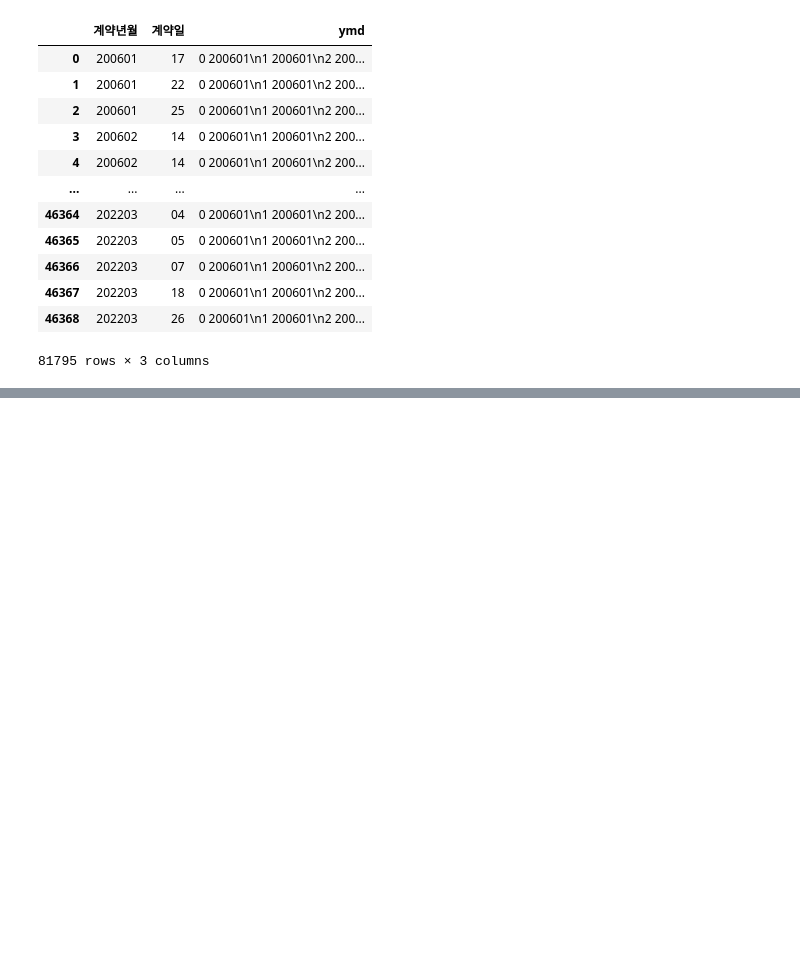
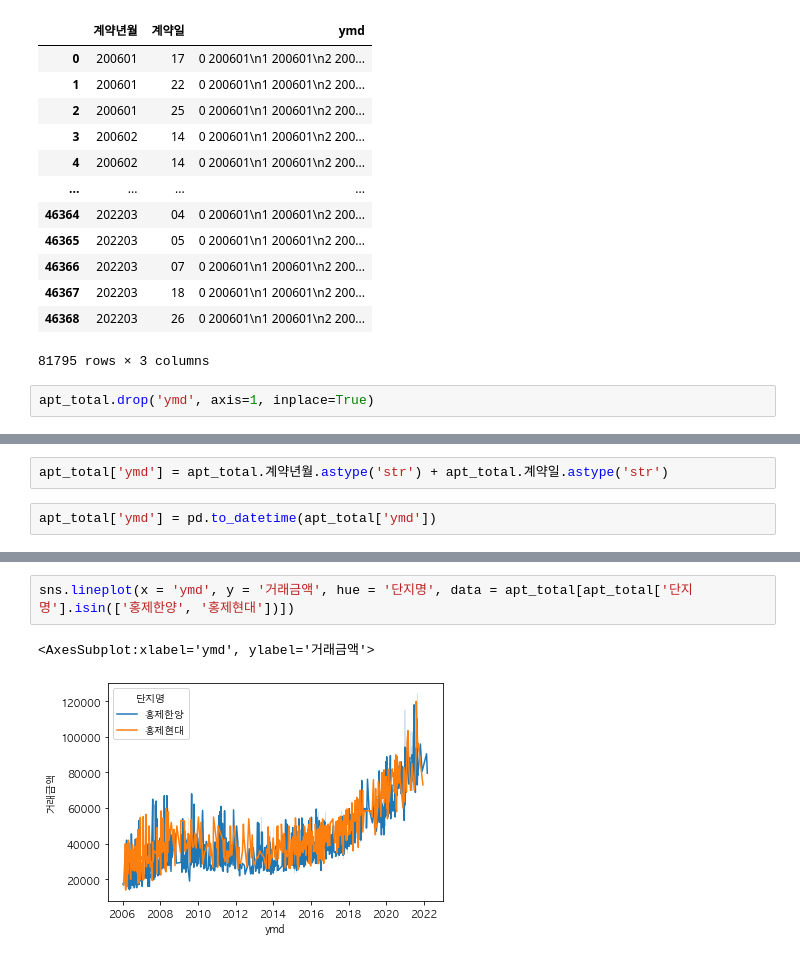
Before and after one commit to harryyang1982/data_tinkering, a Jupyter notebook: apt/apt_calculation.ipynb, the cells around one changed output, grey strips where cells are left out. Drawn from its saved outputs; the diff is of its cells as text; blank space fills up the shorter version.

```diff
--- a/apt/apt_calculation.ipynb
+++ b/apt/apt_calculation.ipynb
@@ -142,3 +142,5 @@ apt_total.loc[:, ["계약년월", "계약일", "ymd"]]
 | 46367 | 202203 | 18 | 0 200601\n1 200601\n2 200... |
 | 46368 | 202203 | 26 | 0 200601\n1 200601\n2 200... |
 81795 rows × 3 columns
+# %%
+apt_total.drop('ymd', axis=1, inplace=True)
@@ -144,0 +149,4 @@ apt_total.loc[:, ["계약년월", "계약일", "ymd"]]
+# %%
+apt_total['ymd'] = apt_total.계약년월.astype('str') + apt_total.계약일.astype('str')
+# %%
+apt_total['ymd'] = pd.to_datetime(apt_total['ymd'])
@@ -144,0 +169,5 @@ apt_total.loc[:, ["계약년월", "계약일", "ymd"]]
+# %%
+sns.lineplot(x = 'ymd', y = '거래금액', hue = '단지명', data = apt_total[apt_total['단지명'].isin(['홍제한양', '홍제현대'])])
+# %% [output]
+<AxesSubplot:xlabel='ymd', ylabel='거래금액'>
+[figure, added]
```
Also changed, not shown: parts of 3 cells of this notebook, 1 other file.
